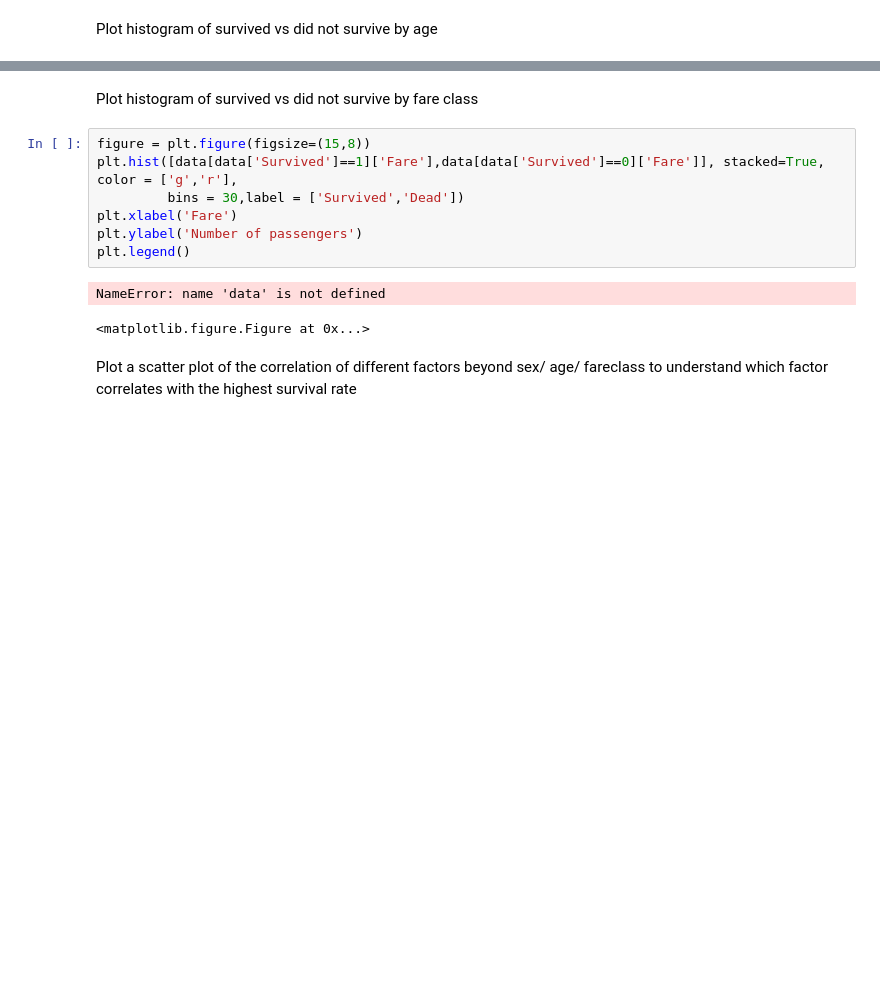
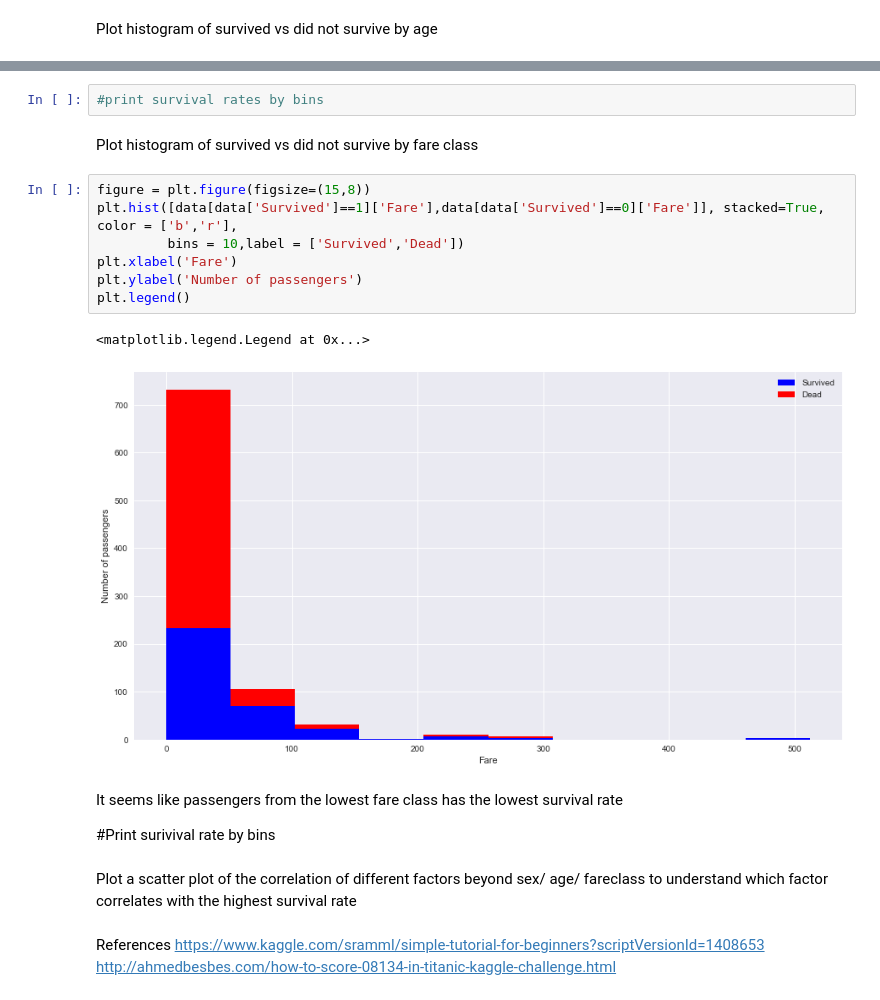
Before and after one commit to cixita/udacitypjts, a Jupyter notebook: Titanic - Chengxi tang quiz.ipynb, the cells around one changed output, grey strips where cells are left out. Drawn from its saved outputs; the diff is of its cells as text; blank space fills up the shorter version.

```diff
--- a/Titanic - Chengxi tang quiz.ipynb
+++ b/Titanic - Chengxi tang quiz.ipynb
@@ -98,14 +151,24 @@ NameError: name 'plt' is not defined
+# %%
+#print survival rates by bins
 # %% [markdown]
 Plot histogram of survived vs did not survive by fare class
 # %%
 figure = plt.figure(figsize=(15,8))
-plt.hist([data[data['Survived']==1]['Fare'],data[data['Survived']==0]['Fare']], stacked=True, color = ['g','r'],
-         bins = 30,label = ['Survived','Dead'])
+plt.hist([data[data['Survived']==1]['Fare'],data[data['Survived']==0]['Fare']], stacked=True, color = ['b','r'],
+         bins = 10,label = ['Survived','Dead'])
 plt.xlabel('Fare')
 plt.ylabel('Number of passengers')
 plt.legend()
 # %% [output]
-NameError: name 'data' is not defined
+<matplotlib.legend.Legend at 0x...>
-<matplotlib.figure.Figure at 0x...>
+[figure, added]
+# %% [markdown]
+It seems like passengers from the lowest fare class has the lowest survival rate
+
+#Print surivival rate by bins
 # %% [markdown]
 Plot a scatter plot of the correlation of different factors beyond sex/ age/ fareclass to understand which factor correlates with the highest survival rate
+# %% [markdown]
+References
+https://www.kaggle.com/sramml/simple-tutorial-for-beginners?scriptVersionId=1408653
+http://ahmedbesbes.com/how-to-score-08134-in-titanic-kaggle-challenge.html
```
Also changed, not shown: parts of 20 cells of this notebook.
